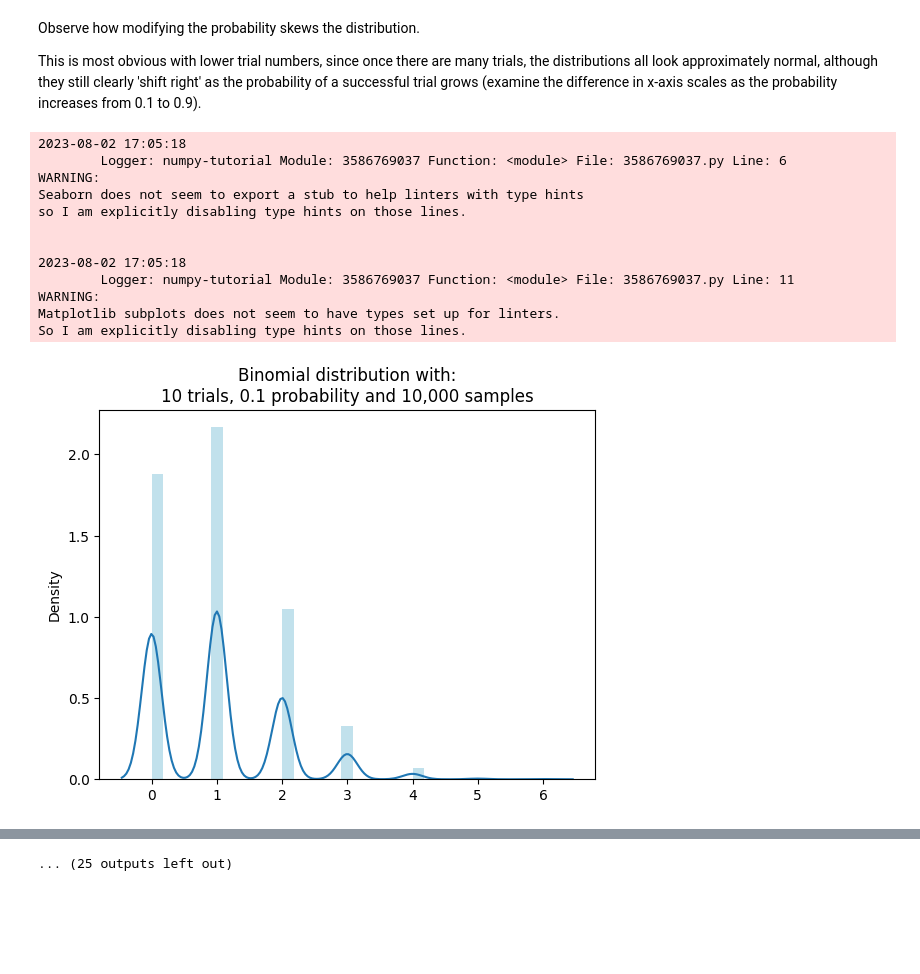
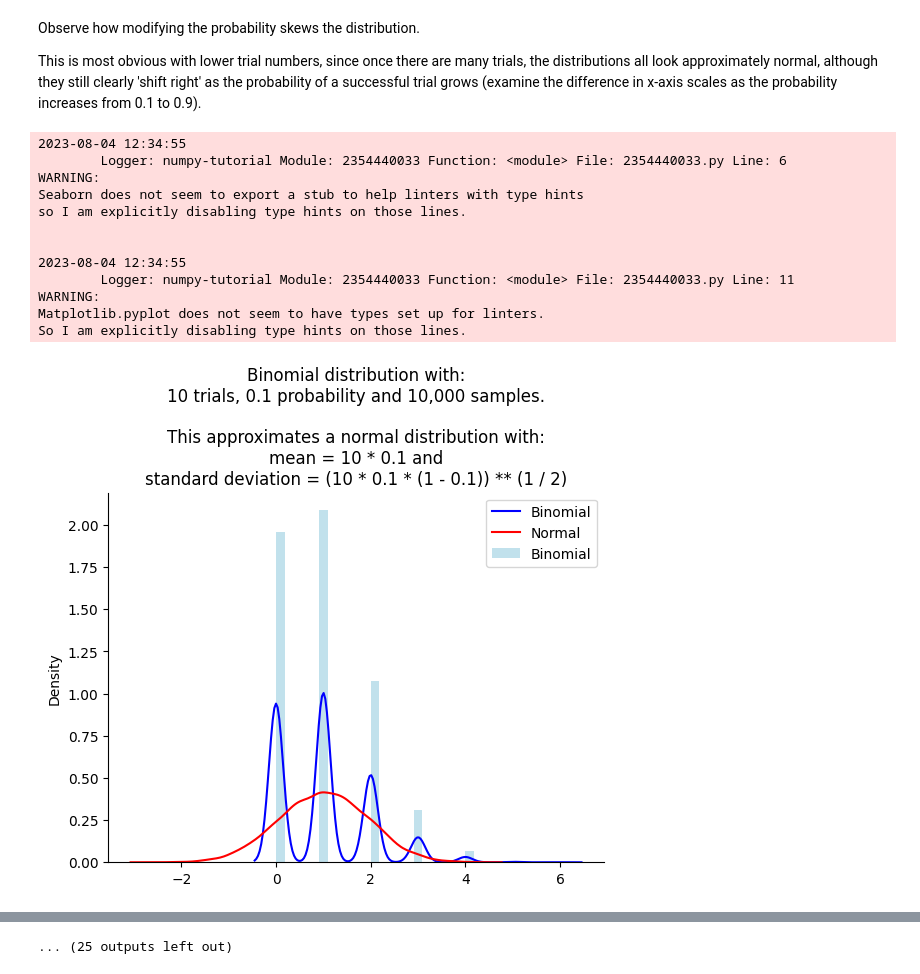
Before and after one commit to KatlehoJordan/ds-playground, a Jupyter notebook: python/notebooks/numpy_tutorial/binomial-distribution.ipynb, the cells around one changed output, grey strips where cells are left out. Saved outputs shown, nothing was run; the diff lists cells and outputs as text; code cells hidden in the pictures; blank space fills up the shorter version.

```diff
--- a/python/notebooks/numpy_tutorial/binomial-distribution.ipynb
+++ b/python/notebooks/numpy_tutorial/binomial-distribution.ipynb
@@ -110,17 +122,24 @@ def plot_normal(n: int = 10, p: float = 0.5, size: int = 10) -> None:
     my_binomial = np.random.binomial(n=n, p=p, size=size) # type: ignore
 
     ax = plt.subplots()[1] # type: ignore
-    sns.kdeplot(my_binomial, ax=ax) # type: ignore
+    sns.kdeplot( # type: ignore
+        my_binomial,
+        ax=ax,
+        label='Binomial'
+        )
     sns.histplot( # type: ignore
         my_binomial, # type: ignore
         ax=ax,
         color='lightblue',
         edgecolor='None',
-        stat='density'
+        stat='density',
+        label='Binomial'
         ).set(
         title='Binomial distribution with:\n'
         f'{n:,} trials, {p} probability and {size:,} samples'
         )
+    sns.despine() # type: ignore
+    plt.legend() # type: ignore
 
 for size in [10, 100, 1_000, 10_000]:
     plot_normal(size=size)
@@ -226,40 +278,63 @@ logger.warning(
 )
 
 logger.warning(
-    'Matplotlib subplots does not seem to have types set up for linters.\n'
+    'Matplotlib.pyplot does not seem to have types set up for linters.\n'
     'So I am explicitly disabling type hints on those lines.'
 )
 
 def plot_normal(n: int = 10, p: float = 0.5, size: int = 10) -> None:
     my_binomial = np.random.binomial(n=n, p=p, size=size) # type: ignore
 
+    my_normal = np.random.normal(
+        loc=n*p,
+        scale=(n * p * (1-p)) ** (1 / 2),
+        size=size
+        )
+
     ax = plt.subplots()[1] # type: ignore
-    sns.kdeplot(my_binomial, ax=ax) # type: ignore
+    sns.kdeplot( # type: ignore
+        my_binomial,
+        ax=ax,
+        color='blue',
+        label='Binomial'
+        )
+    sns.kdeplot( # type: ignore
+        my_normal,
+        ax=ax,
+        color='red',
+        label='Normal'
+        )
     sns.histplot( # type: ignore
         my_binomial, # type: ignore
         ax=ax,
         color='lightblue',
         edgecolor='None',
-        stat='density'
+        stat='density',
+        label='Binomial'
         ).set(
         title='Binomial distribution with:\n'
-        f'{n:,} trials, {p} probability and {size:,} samples'
+        f'{n:,} trials, {p} probability and {size:,} samples.\n\n'
+        'This approximates a normal distribution with:\n'
+        f'mean = {n:,} * {p} and\n'
+        f'standard deviation = ({n:,} * {p} * (1 - {p})) ** (1 / 2)'
         )
+    sns.despine() # type: ignore
+    plt.legend() # type: ignore
 
 for n in [10, 100, 1_000, 10_000]:
     for _float in np.array([*range(1, 10)])/10:
         plot_normal(n=n, p=_float, size=10_000)
 # %% [output]
-2023-08-02 17:05:18
-        Logger: numpy-tutorial Module: 3586769037 Function: <module> File: 3586769037.py Line: 6
+2023-08-04 12:34:55
+        Logger: numpy-tutorial Module: 2354440033 Function: <module> File: 2354440033.py Line: 6
 WARNING:
 Seaborn does not seem to export a stub to help linters with type hints
 so I am explicitly disabling type hints on those lines.
 
 
-2023-08-02 17:05:18
-        Logger: numpy-tutorial Module: 3586769037 Function: <module> File: 3586769037.py Line: 11
+2023-08-04 12:34:55
+        Logger: numpy-tutorial Module: 2354440033 Function: <module> File: 2354440033.py Line: 11
 WARNING:
-Matplotlib subplots does not seem to have types set up for linters.
+Matplotlib.pyplot does not seem to have types set up for linters.
 So I am explicitly disabling type hints on those lines.
-[figure, old version]
+[figure, new version]
```
Also changed, not shown: parts of 4 cells of this notebook, 2 other files.
